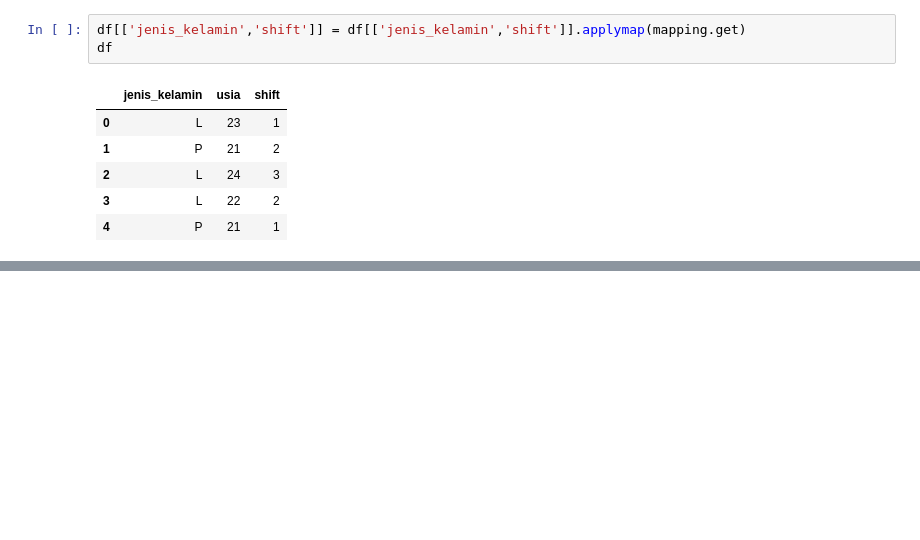
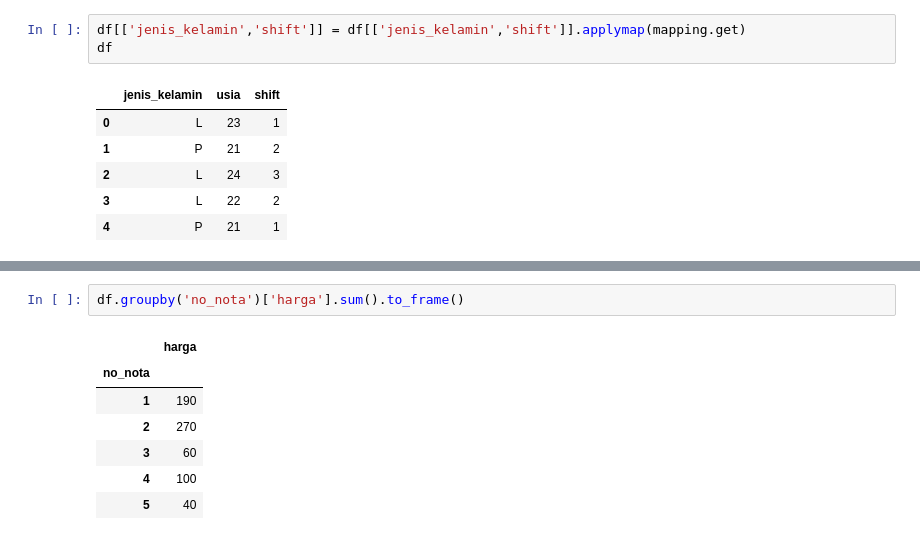
Before and after one commit to meilindazheng/VisualisasiData-Pandas, a Jupyter notebook: Pandas-Week09.ipynb, the cells around one changed output, grey strips where cells are left out. Saved outputs shown, nothing was run; the diff lists cells and outputs as text; blank space fills up the shorter version.

```diff
--- a/Pandas-Week09.ipynb
+++ b/Pandas-Week09.ipynb
@@ -177,0 +212,10 @@ df
+# %%
+df.groupby('no_nota')['harga'].sum().to_frame()
+# %% [output]
+|  | harga |
+| no_nota |  |
+| 1 | 190 |
+| 2 | 270 |
+| 3 | 60 |
+| 4 | 100 |
+| 5 | 40 |
```
Also changed, not shown: parts of 12 cells of this notebook.
